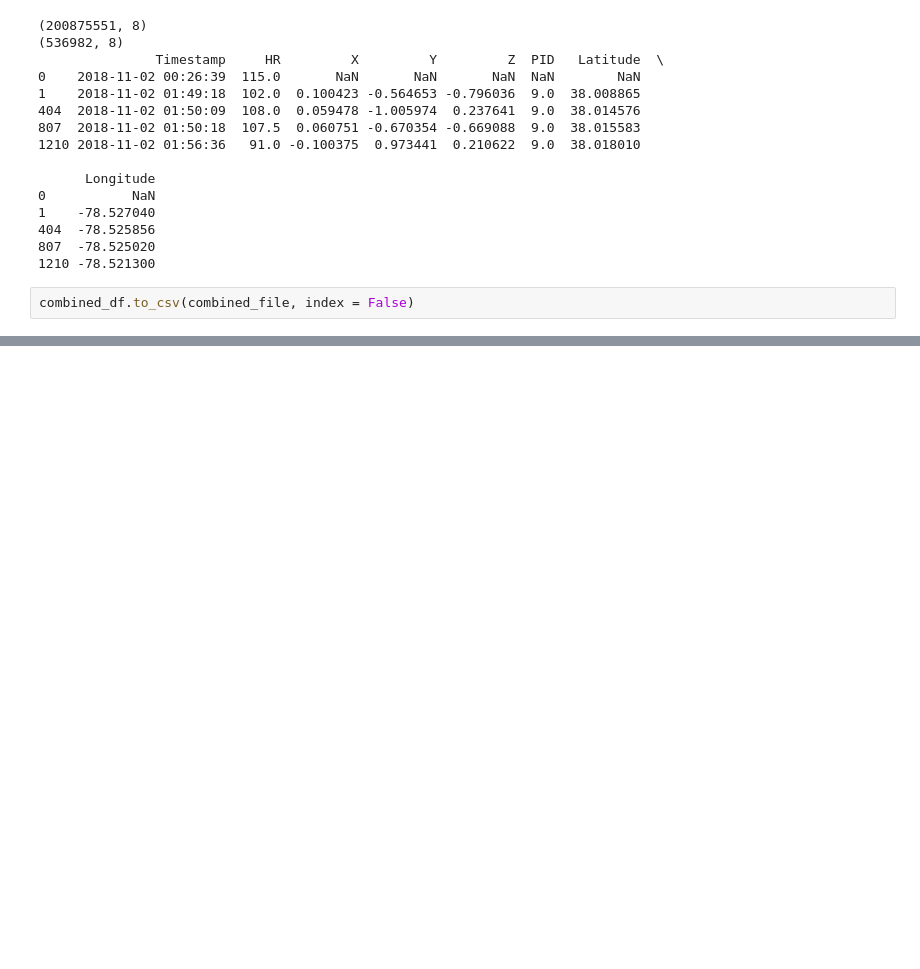
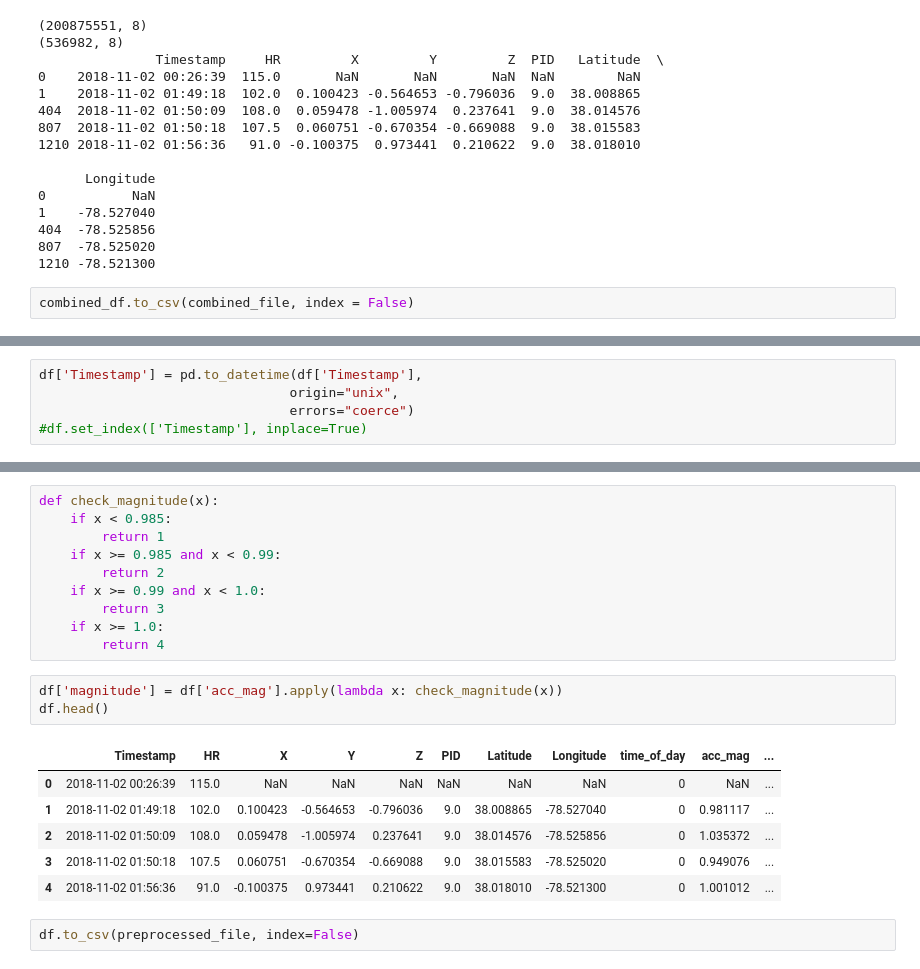
Before and after one commit to mistiqve/mhealth_sensing, a Jupyter notebook: preprocess.ipynb, the cells around one changed output, grey strips where cells are left out. Drawn from its saved outputs; the diff is of its cells as text; blank space fills up the shorter version.

```diff
--- a/preprocess.ipynb
+++ b/preprocess.ipynb
@@ -162,0 +178,5 @@ combined_df.to_csv(combined_file, index = False)
+# %%
+df['Timestamp'] = pd.to_datetime(df['Timestamp'],
+                                origin="unix",
+                                errors="coerce")
+#df.set_index(['Timestamp'], inplace=True)
@@ -162,0 +255,22 @@ combined_df.to_csv(combined_file, index = False)
+# %%
+def check_magnitude(x):
+    if x < 0.985:
+        return 1
+    if x >= 0.985 and x < 0.99:
+        return 2
+    if x >= 0.99 and x < 1.0:
+        return 3
+    if x >= 1.0:
+        return 4
+# %%
+df['magnitude'] = df['acc_mag'].apply(lambda x: check_magnitude(x))
+df.head()
+# %% [output]
+|  | Timestamp | HR | X | Y | Z | PID | Latitude | Longitude | time_of_day | acc_mag | ... |
+| 0 | 2018-11-02 00:26:39 | 115.0 | NaN | NaN | NaN | NaN | NaN | NaN | 0 | NaN | ... |
+| 1 | 2018-11-02 01:49:18 | 102.0 | 0.100423 | -0.564653 | -0.796036 | 9.0 | 38.008865 | -78.527040 | 0 | 0.981117 | ... |
+| 2 | 2018-11-02 01:50:09 | 108.0 | 0.059478 | -1.005974 | 0.237641 | 9.0 | 38.014576 | -78.525856 | 0 | 1.035372 | ... |
+| 3 | 2018-11-02 01:50:18 | 107.5 | 0.060751 | -0.670354 | -0.669088 | 9.0 | 38.015583 | -78.525020 | 0 | 0.949076 | ... |
+| 4 | 2018-11-02 01:56:36 | 91.0 | -0.100375 | 0.973441 | 0.210622 | 9.0 | 38.018010 | -78.521300 | 0 | 1.001012 | ... |
+# %%
+df.to_csv(preprocessed_file, index=False)
```
Also changed, not shown: parts of 9 cells of this notebook.
